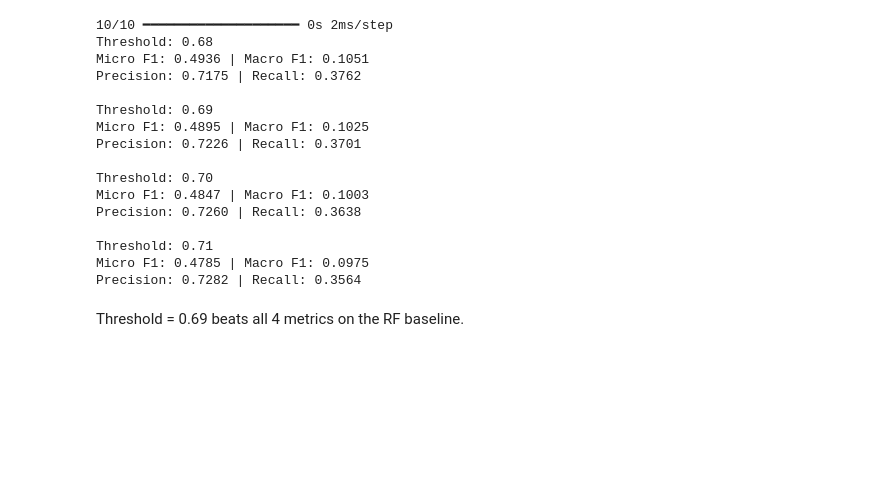
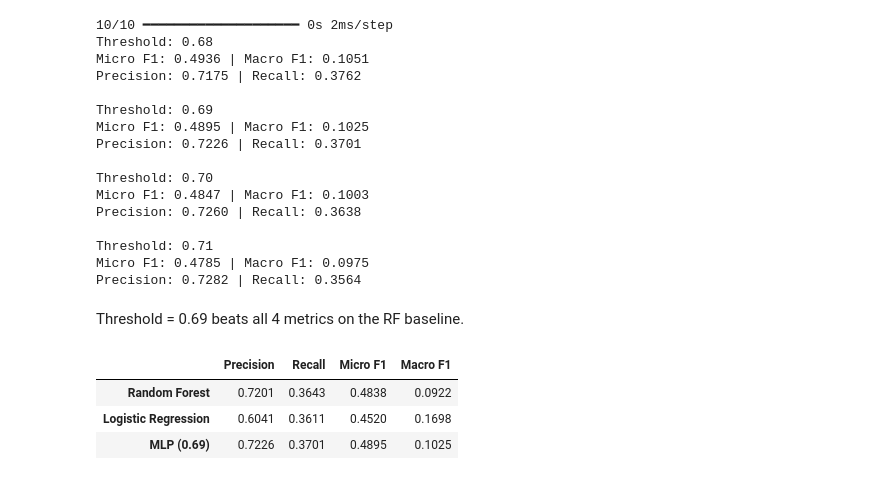
Before and after one commit to lexi1313/CS440_FinalProject, a Jupyter notebook: CS440_FinalProject.ipynb, the cells around one changed output. Drawn from its saved outputs; the diff is of its cells as text; code cells hidden in the pictures; blank space fills up the shorter version.

Commit message:
Added table at end of ipynb

```diff
--- a/CS440_FinalProject.ipynb
+++ b/CS440_FinalProject.ipynb
@@ -320,3 +320,44 @@ Micro F1: 0.4785 | Macro F1: 0.0975
 Precision: 0.7282 | Recall: 0.3564
 # %% [markdown]
 Threshold = 0.69 beats all 4 metrics on the RF baseline.
+# %%
+# Random Forest metrics
+rf_metrics = {
+    "Precision": precision_score(y_val, rf_pred, average="micro", zero_division=0),
+    "Recall": recall_score(y_val, rf_pred, average="micro", zero_division=0),
+    "Micro F1": f1_score(y_val, rf_pred, average="micro", zero_division=0),
+    "Macro F1": f1_score(y_val, rf_pred, average="macro", zero_division=0)
+}
+
+# Logistic Regression metrics
+lr_pred = lr_model.predict(X_val_tfidf)
+
+lr_metrics = {
+    "Precision": precision_score(y_val, lr_pred, average="micro", zero_division=0),
+    "Recall": recall_score(y_val, lr_pred, average="micro", zero_division=0),
+    "Micro F1": f1_score(y_val, lr_pred, average="micro", zero_division=0),
+    "Macro F1": f1_score(y_val, lr_pred, average="macro", zero_division=0)
+}
+
+# MLP metrics at threshold 0.69
+mlp_pred = (y_prob >= 0.69).astype(int)
+
+mlp_metrics = {
+    "Precision": precision_score(y_val, mlp_pred, average="micro", zero_division=0),
+    "Recall": recall_score(y_val, mlp_pred, average="micro", zero_division=0),
+    "Micro F1": f1_score(y_val, mlp_pred, average="micro", zero_division=0),
+    "Macro F1": f1_score(y_val, mlp_pred, average="macro", zero_division=0)
+}
+
+# Build comparison table
+comparison = pd.DataFrame(
+    [rf_metrics, lr_metrics, mlp_metrics],
+    index=["Random Forest", "Logistic Regression", "MLP (0.69)"]
+)
+
+display(comparison.round(4))
+# %% [output]
+|  | Precision | Recall | Micro F1 | Macro F1 |
+| Random Forest | 0.7201 | 0.3643 | 0.4838 | 0.0922 |
+| Logistic Regression | 0.6041 | 0.3611 | 0.4520 | 0.1698 |
+| MLP (0.69) | 0.7226 | 0.3701 | 0.4895 | 0.1025 |
```
